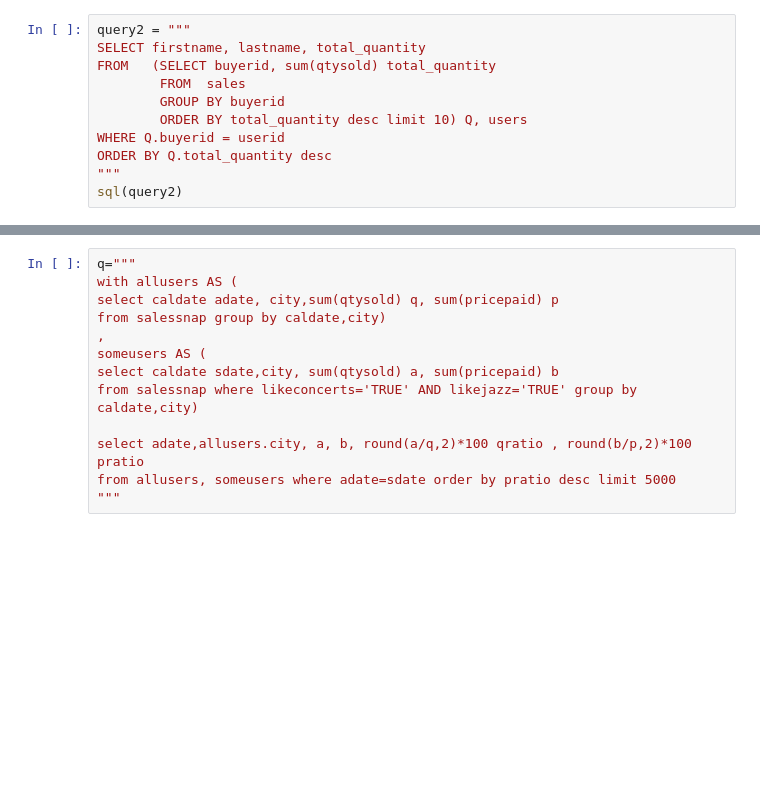
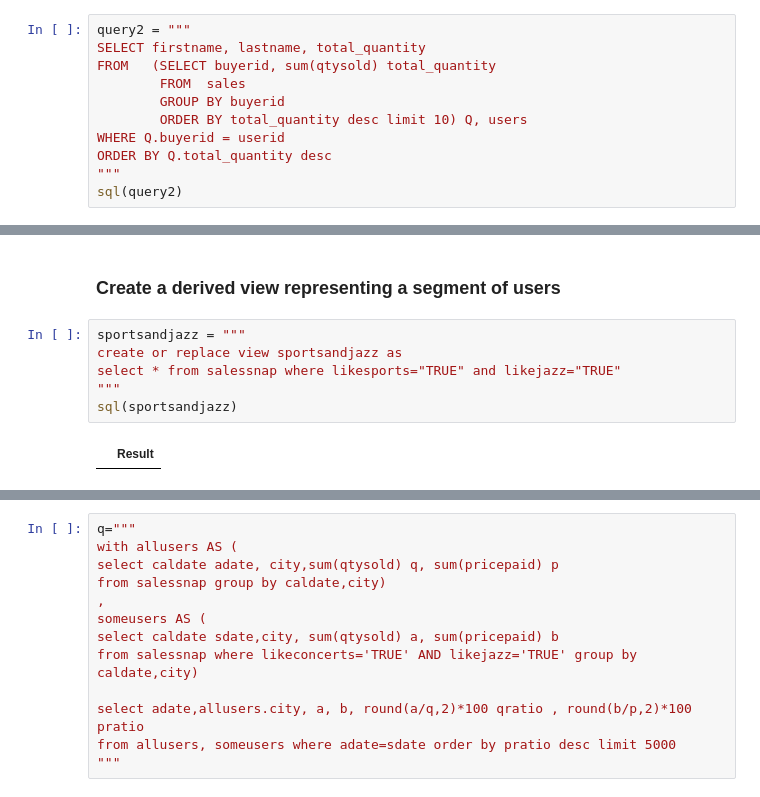
Before and after one commit to hbutani/SNAPDocs, a Jupyter notebook: redshift.ipynb, the cells around one changed output, grey strips where cells are left out. Drawn from its saved outputs; the diff is of its cells as text; blank space fills up the shorter version.

```diff
--- a/redshift.ipynb
+++ b/redshift.ipynb
@@ -232 +354,11 @@ sql(insert)
+# %% [markdown]
+### Create a derived view representing a segment of users
+# %%
+sportsandjazz = """
+create or replace view sportsandjazz as
+select * from salessnap where likesports="TRUE" and likejazz="TRUE"
+"""
+sql(sportsandjazz)
+# %% [output]
+|  | Result |
 # %%
```
Also changed, not shown: parts of 50 cells of this notebook.
